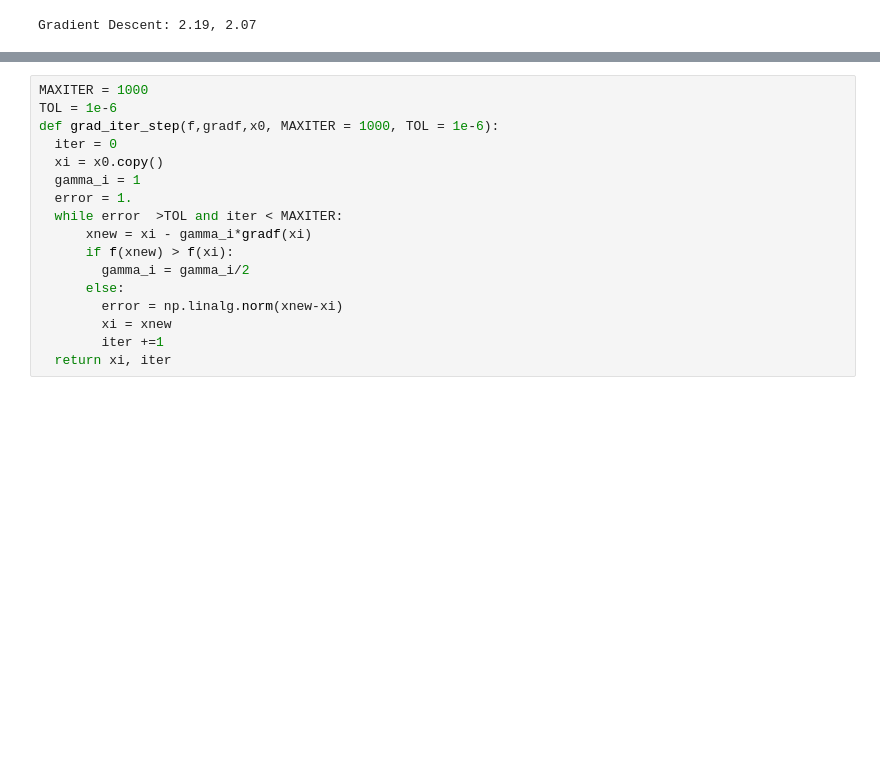
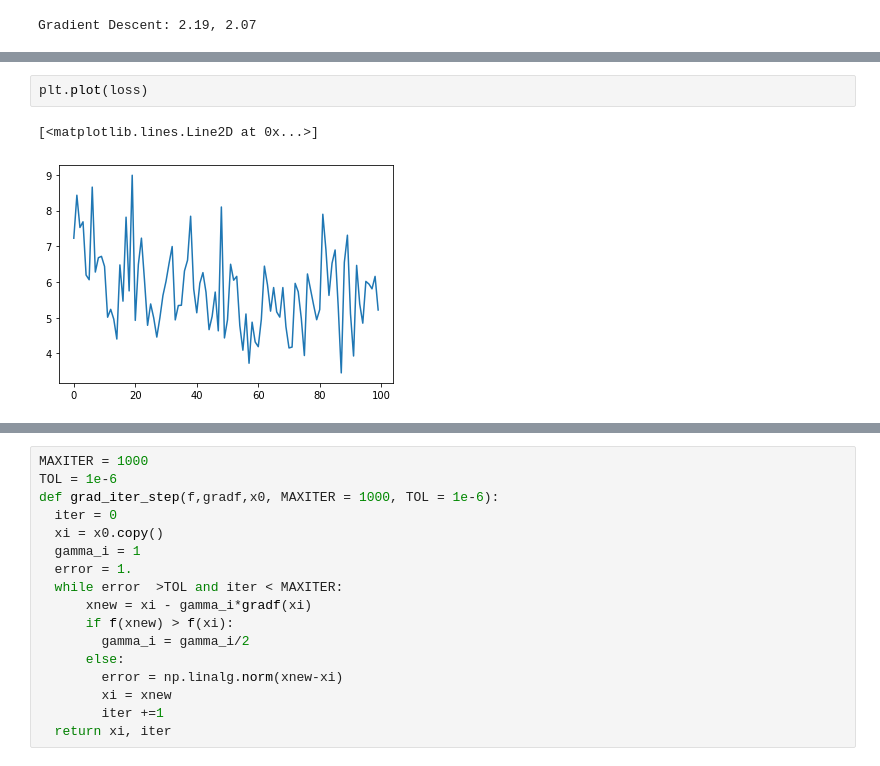
Before and after one commit to grojasc/MIA, a Jupyter notebook: Tarea2_IMT3850_GR.ipynb, the cells around one changed output, grey strips where cells are left out. Saved outputs shown, nothing was run; the diff lists cells and outputs as text; blank space fills up the shorter version.

```diff
--- a/Tarea2_IMT3850_GR.ipynb
+++ b/Tarea2_IMT3850_GR.ipynb
@@ -266,0 +324,5 @@ plt.show()
+# %%
+plt.plot(loss)
+# %% [output]
+[<matplotlib.lines.Line2D at 0x...>]
+[figure, added]
```
Also changed, not shown: parts of 21 cells of this notebook.
